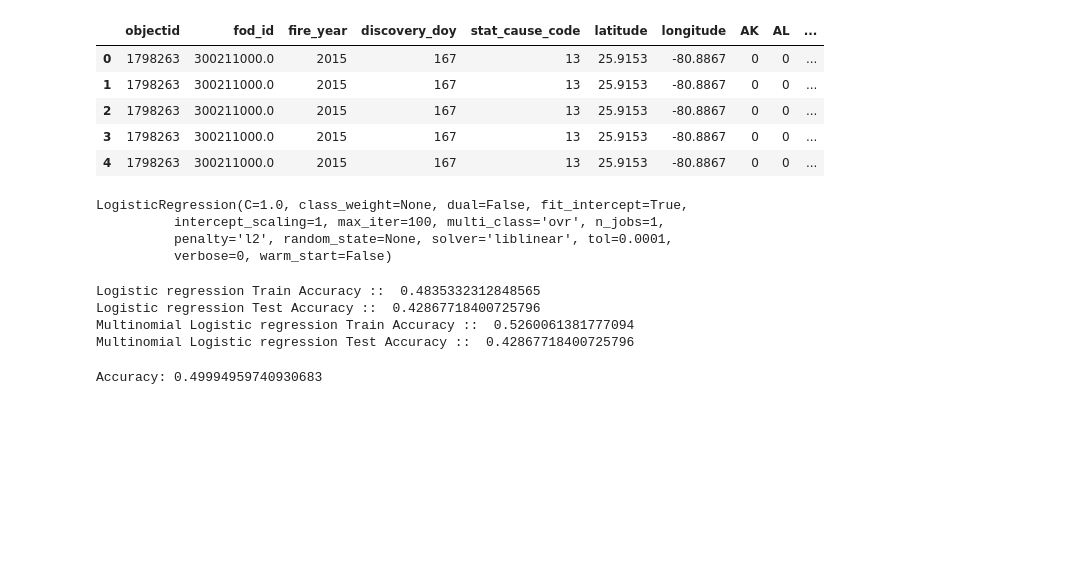
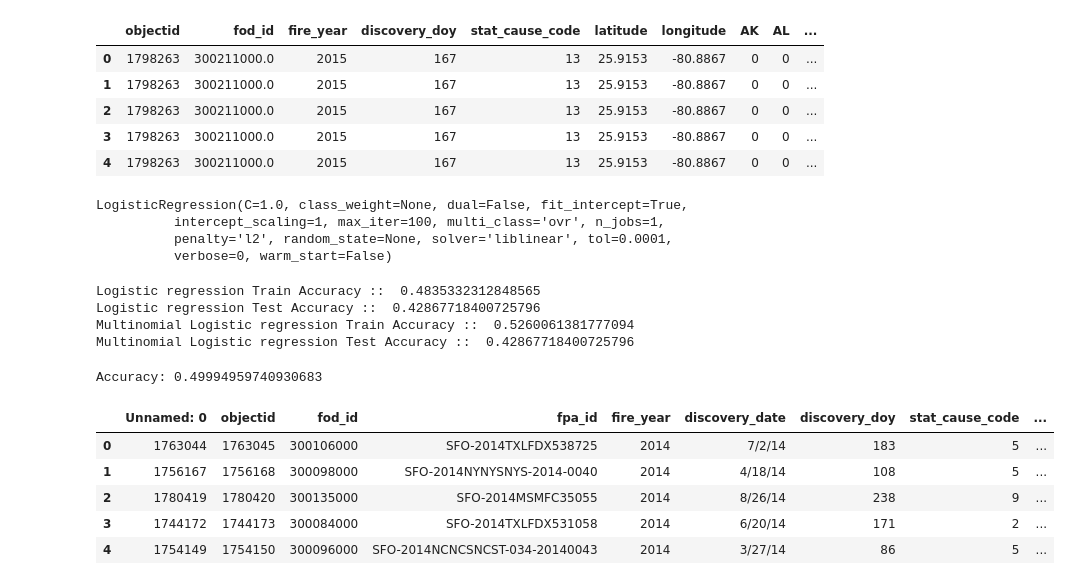
Before and after one commit to sarahtang/fire, a Jupyter notebook: New fire.ipynb, the cells around one changed output. Saved outputs shown, nothing was run; the diff lists cells and outputs as text; code cells hidden in the pictures; blank space fills up the shorter version.

```diff
--- a/New fire.ipynb
+++ b/New fire.ipynb
@@ -337,0 +341,11 @@ Accuracy: 0.49994959740930683
+# %%
+# Read in data with weather API calls
+data_darksky = pd.read_csv("training_data_darkskyAPI.csv")
+data_darksky_cleaned = data_darksky.drop(columns = ['Month'])
+# %% [output]
+|  | Unnamed: 0 | objectid | fod_id | fpa_id | fire_year | discovery_date | discovery_doy | stat_cause_code | ... |
+| 0 | 1763044 | 1763045 | 300106000 | SFO-2014TXLFDX538725 | 2014 | 7/2/14 | 183 | 5 | ... |
+| 1 | 1756167 | 1756168 | 300098000 | SFO-2014NYNYSNYS-2014-0040 | 2014 | 4/18/14 | 108 | 5 | ... |
+| 2 | 1780419 | 1780420 | 300135000 | SFO-2014MSMFC35055 | 2014 | 8/26/14 | 238 | 9 | ... |
+| 3 | 1744172 | 1744173 | 300084000 | SFO-2014TXLFDX531058 | 2014 | 6/20/14 | 171 | 2 | ... |
+| 4 | 1754149 | 1754150 | 300096000 | SFO-2014NCNCSNCST-034-20140043 | 2014 | 3/27/14 | 86 | 5 | ... |
```
Also changed, not shown: parts of 30 cells of this notebook, 1 other file.
